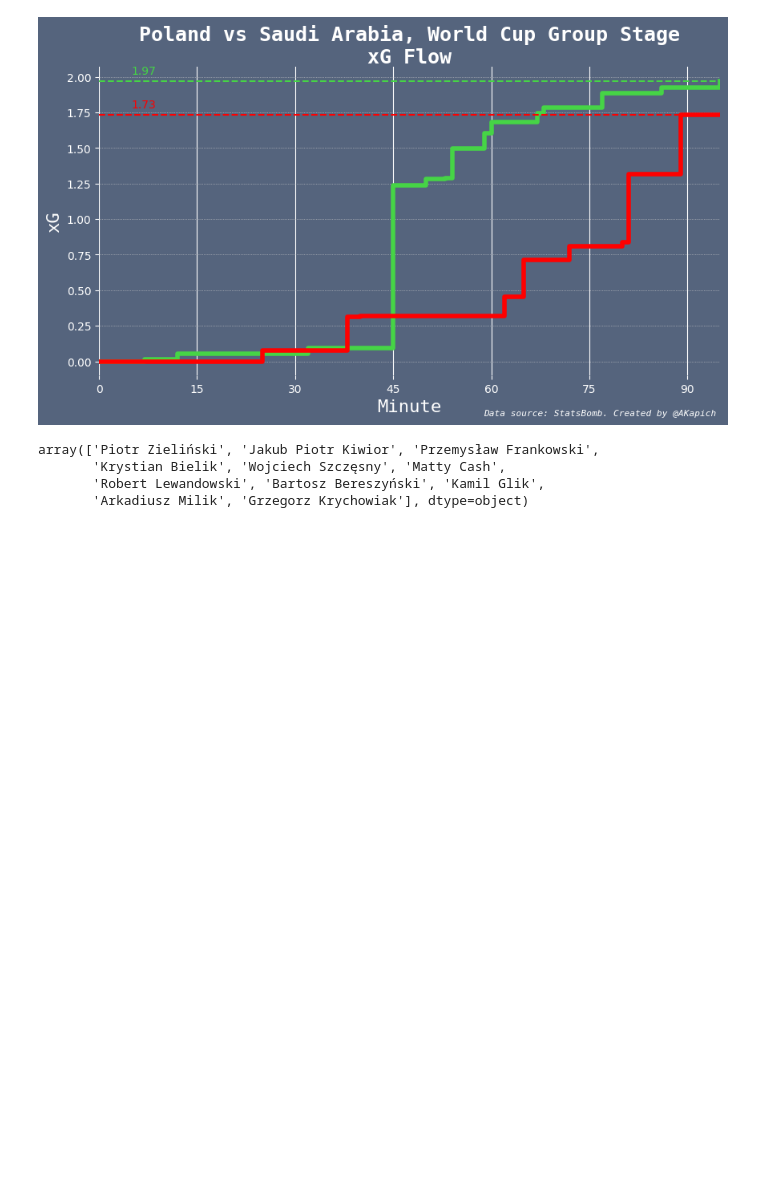
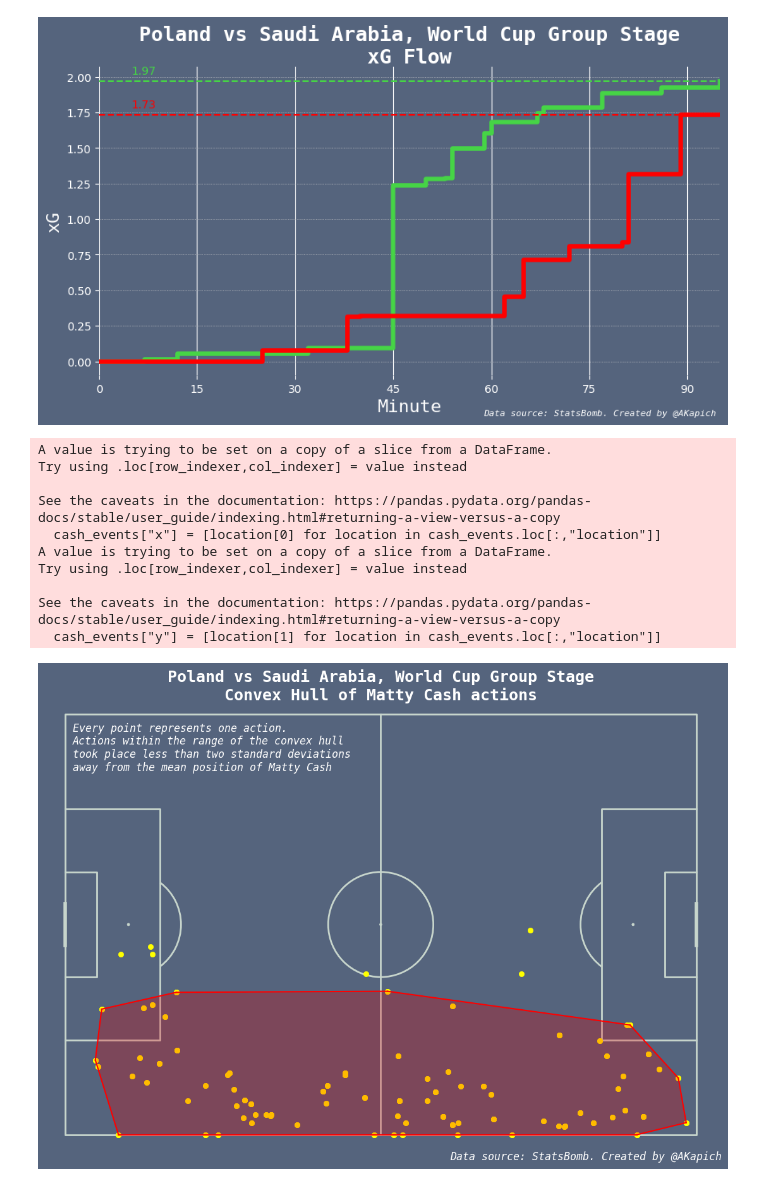
Before and after one commit to AKapich/World_Cup_App, a Jupyter notebook: football.ipynb, the cells around one changed output. Drawn from its saved outputs; the diff is of its cells as text; code cells hidden in the pictures; blank space fills up the shorter version.

```diff
--- a/football.ipynb
+++ b/football.ipynb
@@ -283,18 +283,65 @@ fig.text(.75,.01,f'Data source: StatsBomb. Created by @AKapich',
 plt.savefig('xG_flow.png', dpi = 500, bbox_inches='tight',facecolor='#55647d')
 # %% [output]
 [figure]
-# %%
-from scipy.spatial import ConvexHull
-from scipy import stats
-
-events = sb.events(match_id=3857297)
-events = events[events["team"]=="Poland"]
-#events.info()
-players = events[pd.isna(events["player"])==False]["player"].unique()
-starters = players[:11] # first eleven
-starters
-# %% [output]
-array(['Piotr Zieliński', 'Jakub Piotr Kiwior', 'Przemysław Frankowski',
-       'Krystian Bielik', 'Wojciech Szczęsny', 'Matty Cash',
-       'Robert Lewandowski', 'Bartosz Bereszyński', 'Kamil Glik',
-       'Arkadiusz Milik', 'Grzegorz Krychowiak'], dtype=object)
+# %%
+from scipy.spatial import ConvexHull
+from scipy import stats
+
+events = sb.events(match_id=3857297)
+events = events[events["team"]=="Poland"]
+# events["x"] = [location[0] for location in events["location"]]
+# events["y"] = [location[1] for location in events["location"]]
+#events.info()
+players = events[pd.isna(events["player"])==False]["player"].unique()
+starters = players[:11] # first eleven
+
+# single player
+fig ,ax = plt.subplots(figsize=(13, 8),constrained_layout=False, tight_layout=True)
+fig.set_facecolor('#55647d')
+ax.patch.set_facecolor('#55647d')
+pitch = Pitch(pitch_type='statsbomb', pitch_color='#55647d', line_color='#c7d5cc')
+pitch.draw(ax=ax)
+
+
+cash_events = events[events["player"]=="Matty Cash"]
+cash_events["x"] = [location[0] for location in cash_events.loc[:,"location"]]
+cash_events["y"] = [location[1] for location in cash_events.loc[:,"location"]]
+before_filter = cash_events
+# eliminate points that lay over 2 standard deviations away from the mean coords
+# zscore tells how many standard deviations away the value is from the mean
+cash_events = cash_events[np.abs(stats.zscore(cash_events[['x','y']])) < 2]
+# where the zscore is greater than 1.5 values are set to NaN
+cash_events = cash_events[['x','y']][(pd.isna(cash_events['x'])==False)&(pd.isna(cash_events['y'])==False)]
+points = cash_events[['x','y']].values
+
+plt.scatter(before_filter.x, before_filter.y, color="yellow")
+plt.scatter(cash_events.x, cash_events.y, color='yellow')
+# create a convex hull
+hull = ConvexHull(cash_events[['x','y']])
+for i in hull.simplices:
+    plt.plot(points[i, 0], points[i, 1], 'red')
+    plt.fill(points[hull.vertices,0], points[hull.vertices,1], c='red', alpha=0.03)
+
+ax.set_title("Poland vs Saudi Arabia, World Cup Group Stage\nConvex Hull of Matty Cash actions",
+             fontsize=18, color="w", fontfamily="Monospace", fontweight='bold', pad=-8)
+fig.text(.75,.01,f'Data source: StatsBomb. Created by @AKapich',
+         fontstyle='italic', fontsize=12, fontfamily='Monospace', color='w', ha='center')
+fig.text(.125,.78,'''Every point represents one action.
+Actions within the range of the convex hull
+took place less than two standard deviations
+away from the mean position of Matty Cash''',
+         fontstyle='italic', fontsize=12, fontfamily='Monospace', color='w', ha='left')
+
+plt.savefig('cash_convexHull.png', dpi = 500, bbox_inches='tight',facecolor='#55647d')
+# %% [output]
+A value is trying to be set on a copy of a slice from a DataFrame.
+Try using .loc[row_indexer,col_indexer] = value instead
+
+See the caveats in the documentation: https://pandas.pydata.org/pandas-docs/stable/user_guide/indexing.html#returning-a-view-versus-a-copy
+  cash_events["x"] = [location[0] for location in cash_events.loc[:,"location"]]
+A value is trying to be set on a copy of a slice from a DataFrame.
+Try using .loc[row_indexer,col_indexer] = value instead
+
+See the caveats in the documentation: https://pandas.pydata.org/pandas-docs/stable/user_guide/indexing.html#returning-a-view-versus-a-copy
+  cash_events["y"] = [location[1] for location in cash_events.loc[:,"location"]]
+[figure, added]
```
Also changed, not shown: parts of 2 cells of this notebook, 3 other files.
